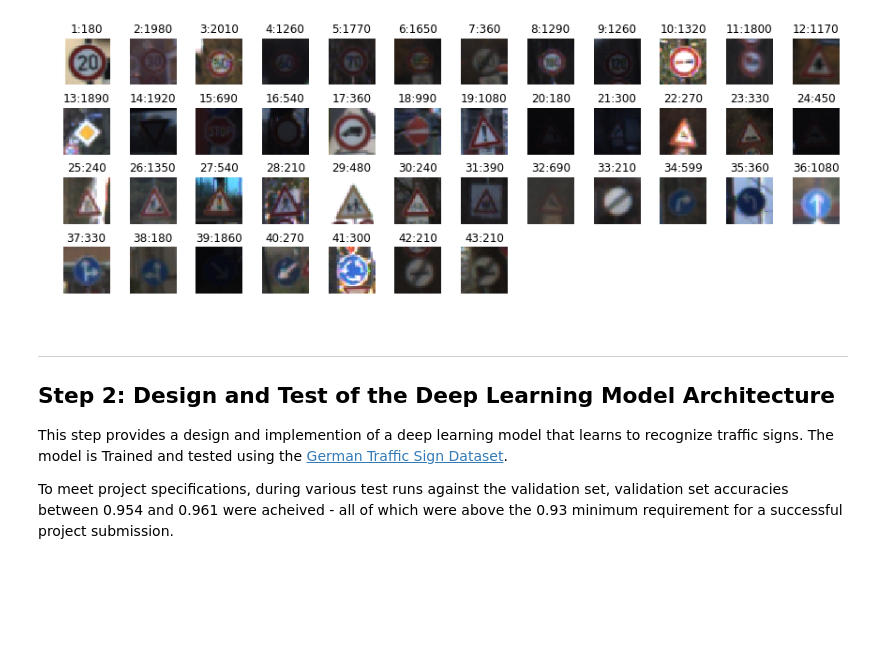
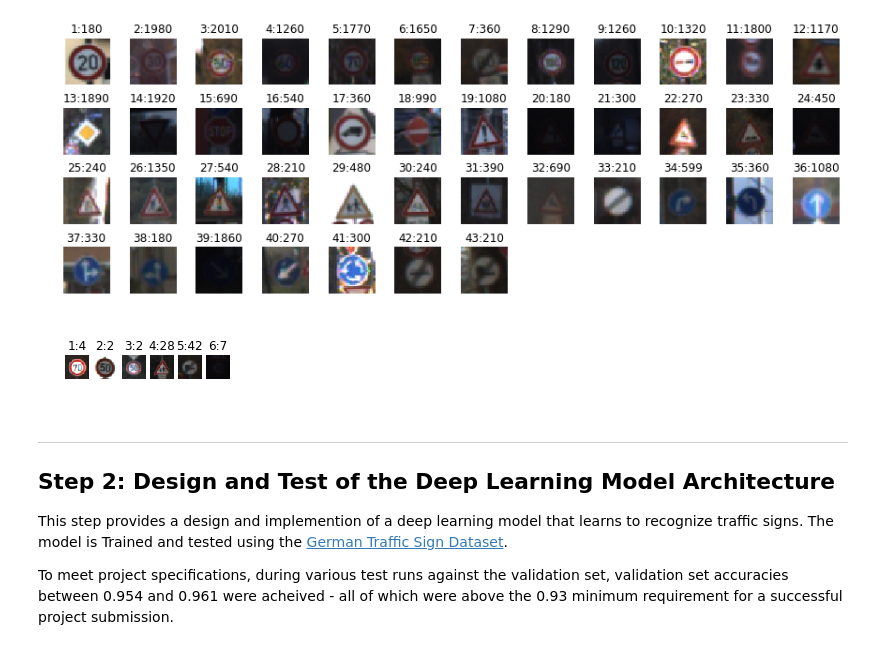
Before and after one commit to blunderbuss9/CarND-TSC-StewartTeaze, a Jupyter notebook: TrafficSignClassifier.ipynb, the cells around one changed output. Cells and saved outputs as stored; diff of their text form; code cells hidden in the pictures; blank space fills up the shorter version.

```diff
--- a/TrafficSignClassifier.ipynb
+++ b/TrafficSignClassifier.ipynb
@@ -91,6 +90,17 @@ that was found in the training set file.
 The title text above each image is X:Y, where X is the Traffic Sign Class label/type, & Y is the number of
 occurances of that label/type that were encountered in the training set file:
 [figure]
+# %%
+# Print out a small sample of the first few traffic signs in the training set
+for index in range (0, 6):
+    image = X_train[index]
+    ax = plt.subplot(4,12,index+1)
+    fig.subplots_adjust(hspace=.5)
+    plt.axis('off')
+    ax.set_title(str(index+1) + ":" + str(y_train[index]))
+    plt.imshow(image)
+# %% [output]
+[figure, added]
 # %% [markdown]
 ----
 
```
Also changed, not shown: parts of 8 cells of this notebook.
